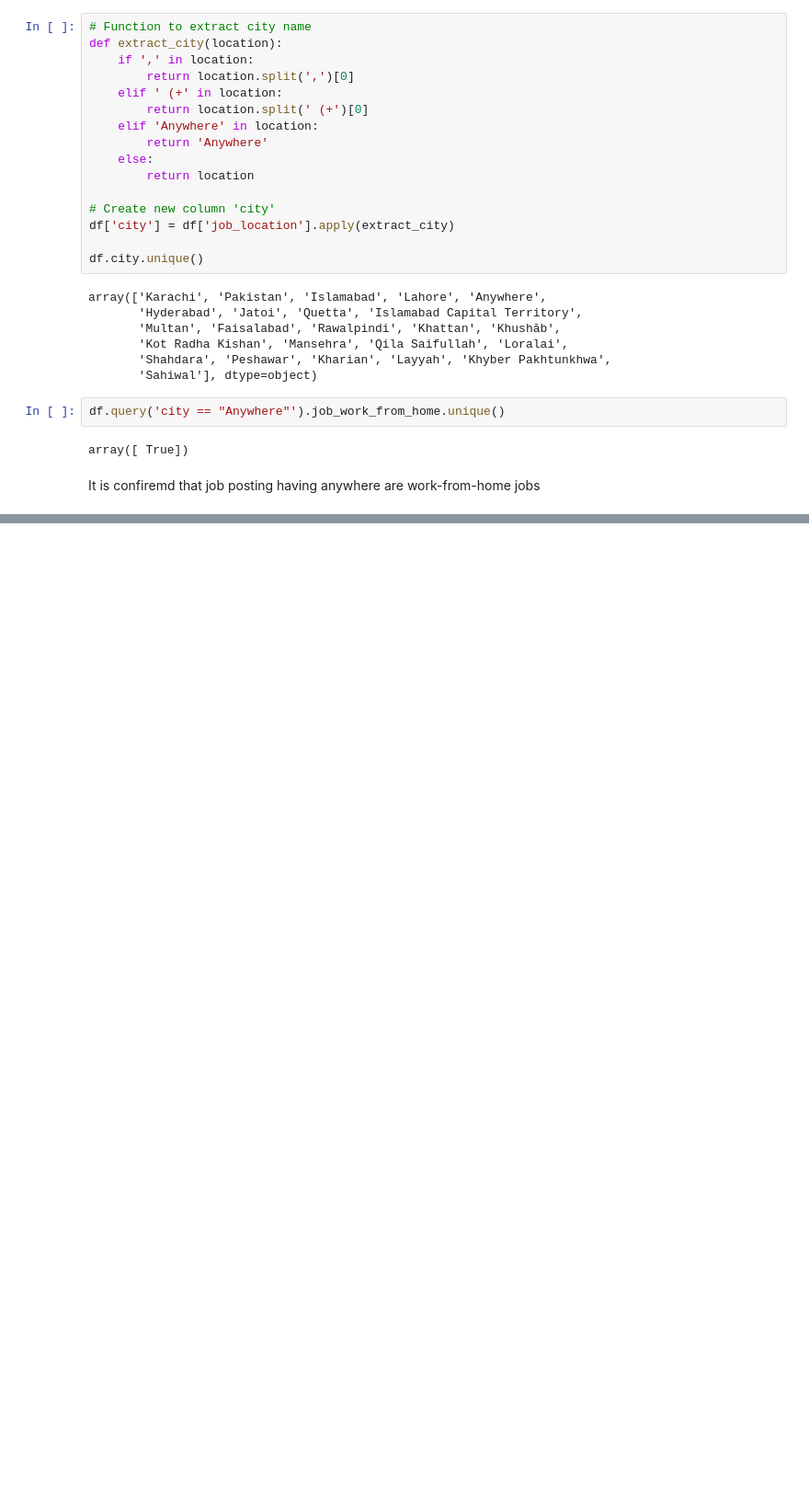
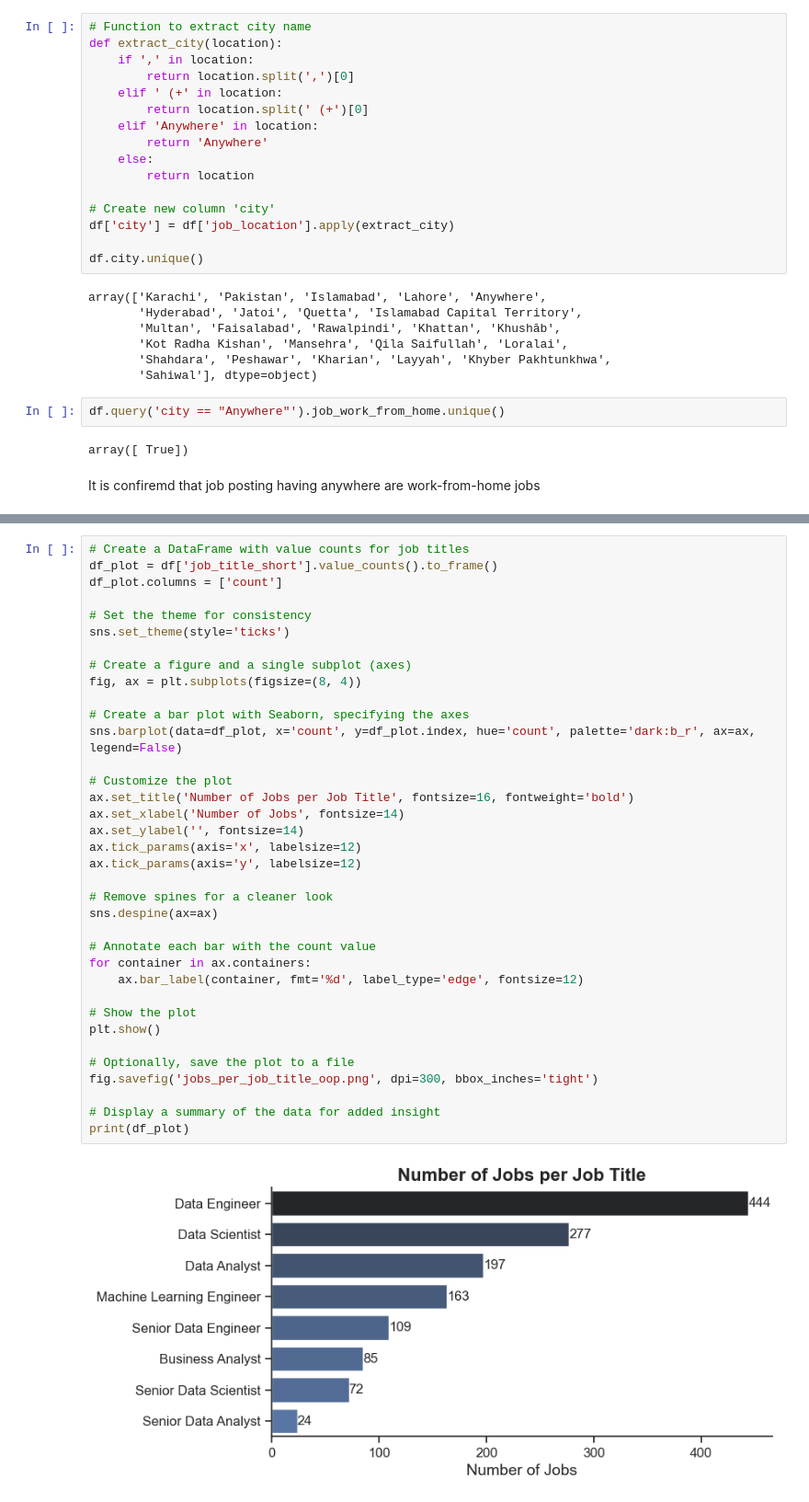
Before and after one commit to johnramal/data_jobs_pak, a Jupyter notebook: 7_detailed_analysis_pak.ipynb, the cells around one changed output, grey strips where cells are left out. Shown at 92% size. Cells and saved outputs as stored; diff of their text form; blank space fills up the shorter version.

```diff
--- a/7_detailed_analysis_pak.ipynb
+++ b/7_detailed_analysis_pak.ipynb
@@ -101,0 +123,38 @@ df.query('city == "Pakistan"')
+# %%
+# Create a DataFrame with value counts for job titles
+df_plot = df['job_title_short'].value_counts().to_frame()
+df_plot.columns = ['count']
+
+# Set the theme for consistency
+sns.set_theme(style='ticks')
+
+# Create a figure and a single subplot (axes)
+fig, ax = plt.subplots(figsize=(8, 4))
+
+# Create a bar plot with Seaborn, specifying the axes
+sns.barplot(data=df_plot, x='count', y=df_plot.index, hue='count', palette='dark:b_r', ax=ax, legend=False)
+
+# Customize the plot
+ax.set_title('Number of Jobs per Job Title', fontsize=16, fontweight='bold')
+ax.set_xlabel('Number of Jobs', fontsize=14)
+ax.set_ylabel('', fontsize=14)
+ax.tick_params(axis='x', labelsize=12)
+ax.tick_params(axis='y', labelsize=12)
+
+# Remove spines for a cleaner look
+sns.despine(ax=ax)
+
+# Annotate each bar with the count value
+for container in ax.containers:
+    ax.bar_label(container, fmt='%d', label_type='edge', fontsize=12)
+
+# Show the plot
+plt.show()
+
+# Optionally, save the plot to a file
+fig.savefig('jobs_per_job_title_oop.png', dpi=300, bbox_inches='tight')
+
+# Display a summary of the data for added insight
+print(df_plot)
+# %% [output]
+[figure, added]
```
Also changed, not shown: parts of 10 cells of this notebook, 3 other files.
